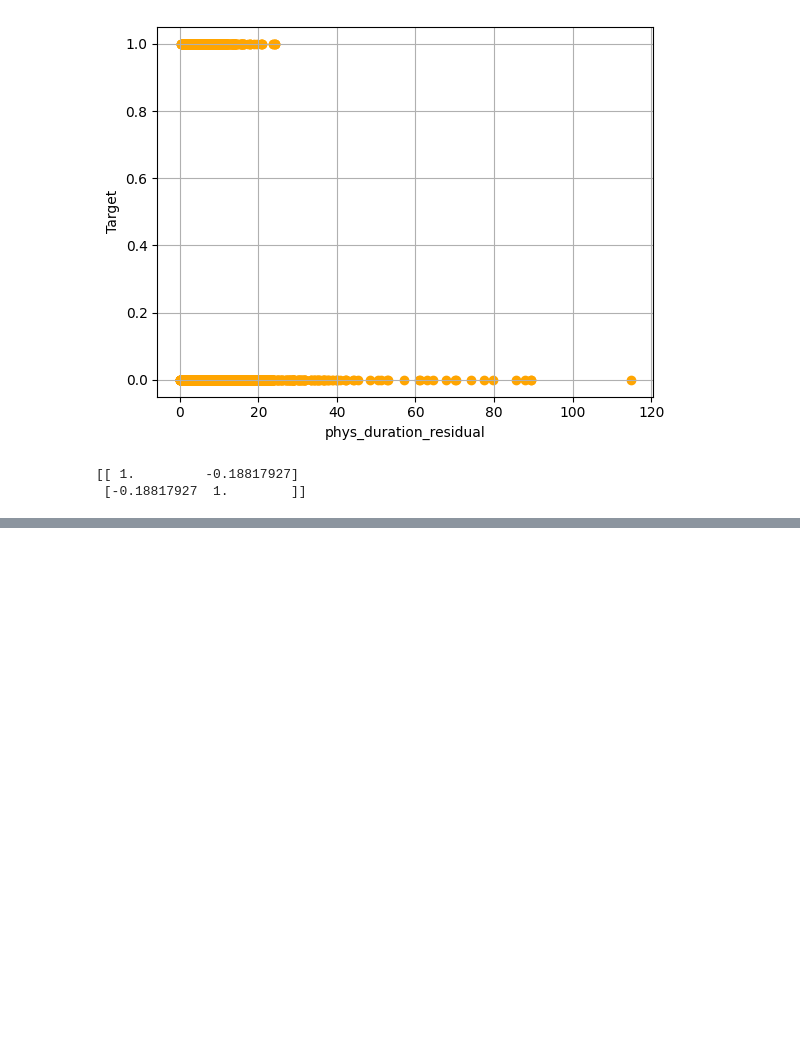
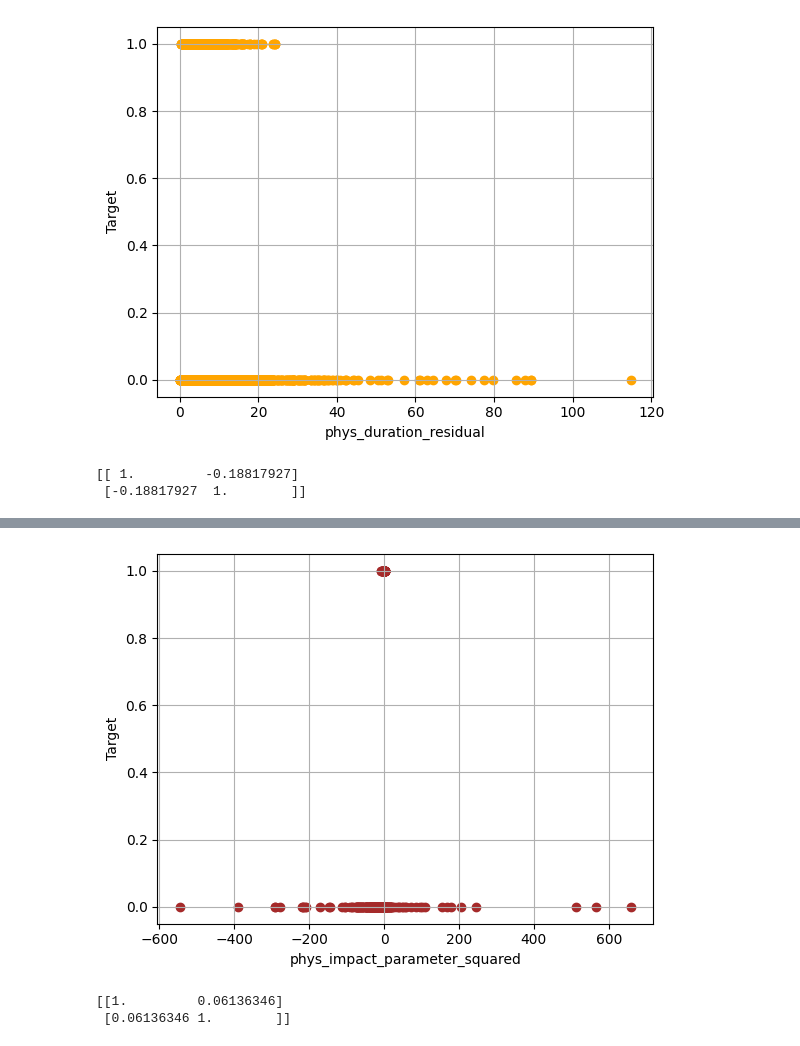
Before and after one commit to Esraaj-Sarkar-Gupta/exoplanet-identification, a Jupyter notebook: src/physics_aware_features.ipynb, the cells around one changed output, grey strips where cells are left out. Saved outputs shown, nothing was run; the diff lists cells and outputs as text; code cells hidden in the pictures; blank space fills up the shorter version.

Commit message:
Added Impact Parameter Squared as a physics-aware feature.
Added constants for Earth's radius and hours per day to the physics-aware features notebook.
	modified:   src/physics_aware_features.ipynb

```diff
--- a/src/physics_aware_features.ipynb
+++ b/src/physics_aware_features.ipynb
@@ -21,6 +21,8 @@ G_CONST = 6.6743e-11      # Gravitational constant in m^3 / (kg * s^2)
 R_SUN = 6.957e8           # Radius of the Sun in meters
 M_SUN = 1.9884e30         # Mass of the Sun in kilograms
 AU_UNIT = 1.496e11        # Meters to Astronomical Units
+R_EARTH = 6.371e6         # Radius of the Earth in meters
+HOURS_PER_DAY = 24        # Number of hours in a day
 
 # ---- Load Data ---- #
 data_path : Path = Path("../data/physics/derived_params.csv")
@@ -127,0 +128,19 @@ print(R)
+# %%
+# ---- Impact Parameter Anchoring ---- #
+# Reliant on a zero eccentricity assumption
+
+# Unit Conversion Ratios
+AU_by_Rstar_ratio = AU_UNIT / R_SUN
+Rearth_by_Rstar_ratio = R_EARTH / R_SUN
+
+# Radius Ratio
+df["theo_radius_ratio"] = df["koi_prad"] / df["koi_srad"] * Rearth_by_Rstar_ratio
+
+# Distance Ratio
+df["theo_distance_ratio"] = df["phys_sma"] / df["koi_srad"] * AU_by_Rstar_ratio
+
+# Compute impact parameter
+df["phys_impact_parameter_squared"] = (1 + df["theo_radius_ratio"])**2 - \
+    (df["koi_duration"] * np.pi * df["theo_distance_ratio"] / (df["koi_period"] * HOURS_PER_DAY))**2
+
+display(df.head())
@@ -127,0 +155,21 @@ print(R)
+# %%
+# -- Visualise Impact Parameter Squared -- #
+plt.figure()
+plt.scatter(df["phys_impact_parameter_squared"], df["Target"], color = "brown")
+
+plt.xlabel("phys_impact_parameter_squared")
+plt.ylabel("Target")
+
+plt.grid(True)
+plt.show()
+
+R = np.corrcoef(
+    df["phys_impact_parameter_squared"],
+    df["Target"]
+)
+
+print(R)
+# %% [output]
+[figure, added]
+[[1.         0.06136346]
+ [0.06136346 1.        ]]
```
Also changed, not shown: parts of 2 cells of this notebook.
